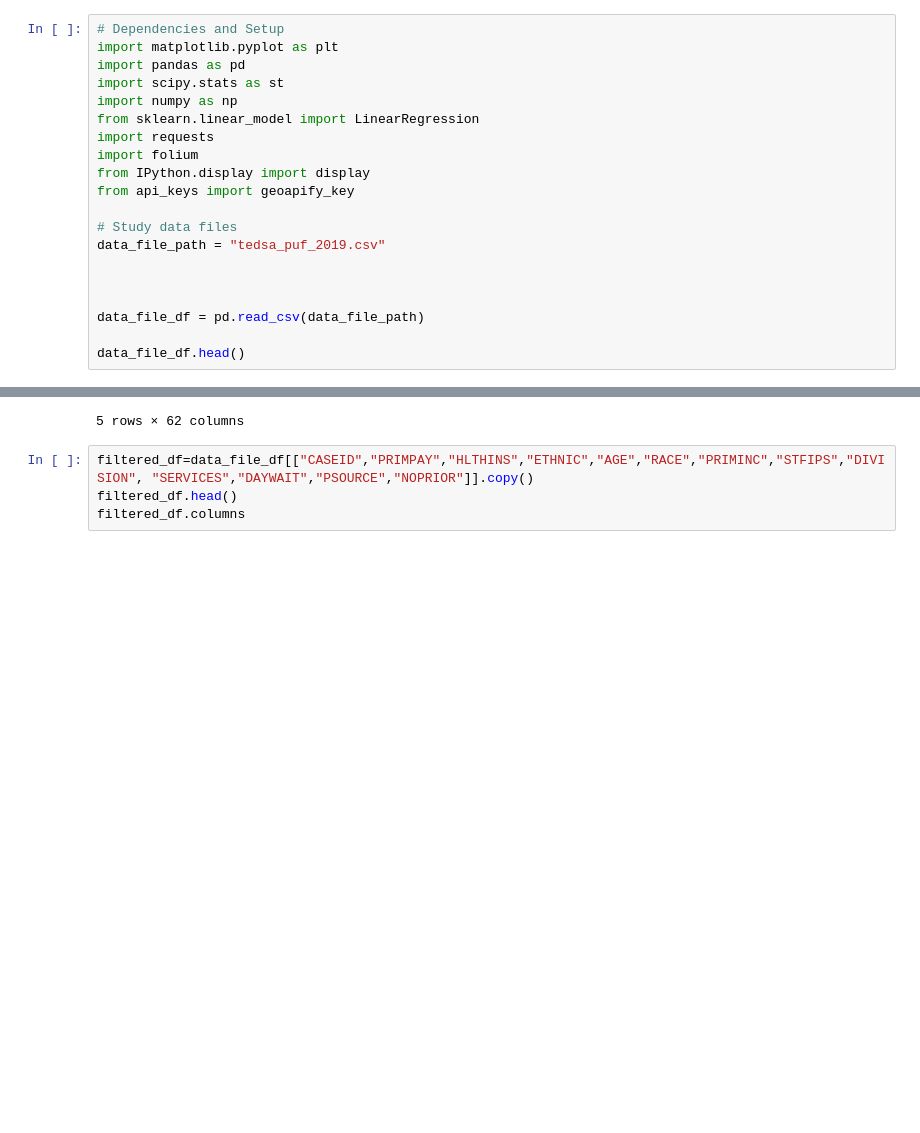
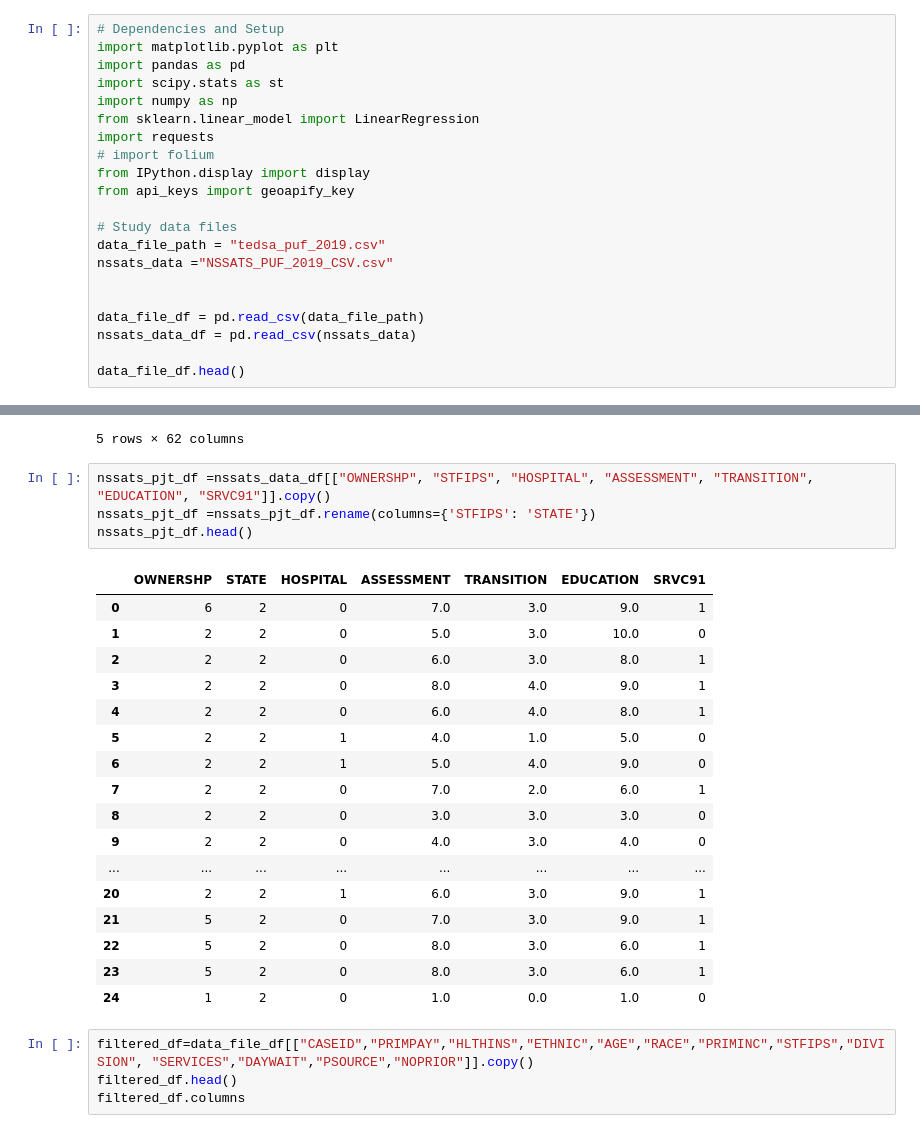
Before and after one commit to JimmyCII/Project_1_DataClass, a Jupyter notebook: project1_starter.ipynb, the cells around one changed output, grey strips where cells are left out. Saved outputs shown, nothing was run; the diff lists cells and outputs as text; blank space fills up the shorter version.

```diff
--- a/project1_starter.ipynb
+++ b/project1_starter.ipynb
@@ -6,16 +6,17 @@ import scipy.stats as st
 import numpy as np
 from sklearn.linear_model import LinearRegression
 import requests
-import folium
+# import folium
 from IPython.display import display
 from api_keys import geoapify_key
 
 # Study data files
 data_file_path = "tedsa_puf_2019.csv"
-
+nssats_data ="NSSATS_PUF_2019_CSV.csv"
 
 
 data_file_df = pd.read_csv(data_file_path)
+nssats_data_df = pd.read_csv(nssats_data)
 
 data_file_df.head()
 # %% [output]
@@ -26,6 +27,28 @@ data_file_df.head()
 | 3 | 2019 | 1510020 | 2 | -9 | 3 | 1 | 7 | -9 | 0 | 3 | ... | ... |
 | 4 | 2019 | 1585912 | 2 | -9 | 3 | 4 | 7 | -9 | 1 | 1 | ... | ... |
 5 rows × 62 columns
+# %%
+nssats_pjt_df =nssats_data_df[["OWNERSHP", "STFIPS", "HOSPITAL", "ASSESSMENT", "TRANSITION", "EDUCATION", "SRVC91"]].copy()
+nssats_pjt_df =nssats_pjt_df.rename(columns={'STFIPS': 'STATE'})
+nssats_pjt_df.head()
+# %% [output]
+|  | OWNERSHP | STATE | HOSPITAL | ASSESSMENT | TRANSITION | EDUCATION | SRVC91 |
+| 0 | 6 | 2 | 0 | 7.0 | 3.0 | 9.0 | 1 |
+| 1 | 2 | 2 | 0 | 5.0 | 3.0 | 10.0 | 0 |
+| 2 | 2 | 2 | 0 | 6.0 | 3.0 | 8.0 | 1 |
+| 3 | 2 | 2 | 0 | 8.0 | 4.0 | 9.0 | 1 |
+| 4 | 2 | 2 | 0 | 6.0 | 4.0 | 8.0 | 1 |
+| 5 | 2 | 2 | 1 | 4.0 | 1.0 | 5.0 | 0 |
+| 6 | 2 | 2 | 1 | 5.0 | 4.0 | 9.0 | 0 |
+| 7 | 2 | 2 | 0 | 7.0 | 2.0 | 6.0 | 1 |
+| 8 | 2 | 2 | 0 | 3.0 | 3.0 | 3.0 | 0 |
+| 9 | 2 | 2 | 0 | 4.0 | 3.0 | 4.0 | 0 |
+| ... | ... | ... | ... | ... | ... | ... | ... |
+| 20 | 2 | 2 | 1 | 6.0 | 3.0 | 9.0 | 1 |
+| 21 | 5 | 2 | 0 | 7.0 | 3.0 | 9.0 | 1 |
+| 22 | 5 | 2 | 0 | 8.0 | 3.0 | 6.0 | 1 |
+| 23 | 5 | 2 | 0 | 8.0 | 3.0 | 6.0 | 1 |
+| 24 | 1 | 2 | 0 | 1.0 | 0.0 | 1.0 | 0 |
 # %%
 filtered_df=data_file_df[["CASEID","PRIMPAY","HLTHINS","ETHNIC","AGE","RACE","PRIMINC","STFIPS","DIVISION", "SERVICES","DAYWAIT","PSOURCE","NOPRIOR"]].copy()
 filtered_df.head()
```
Also changed, not shown: parts of 4 cells of this notebook.
